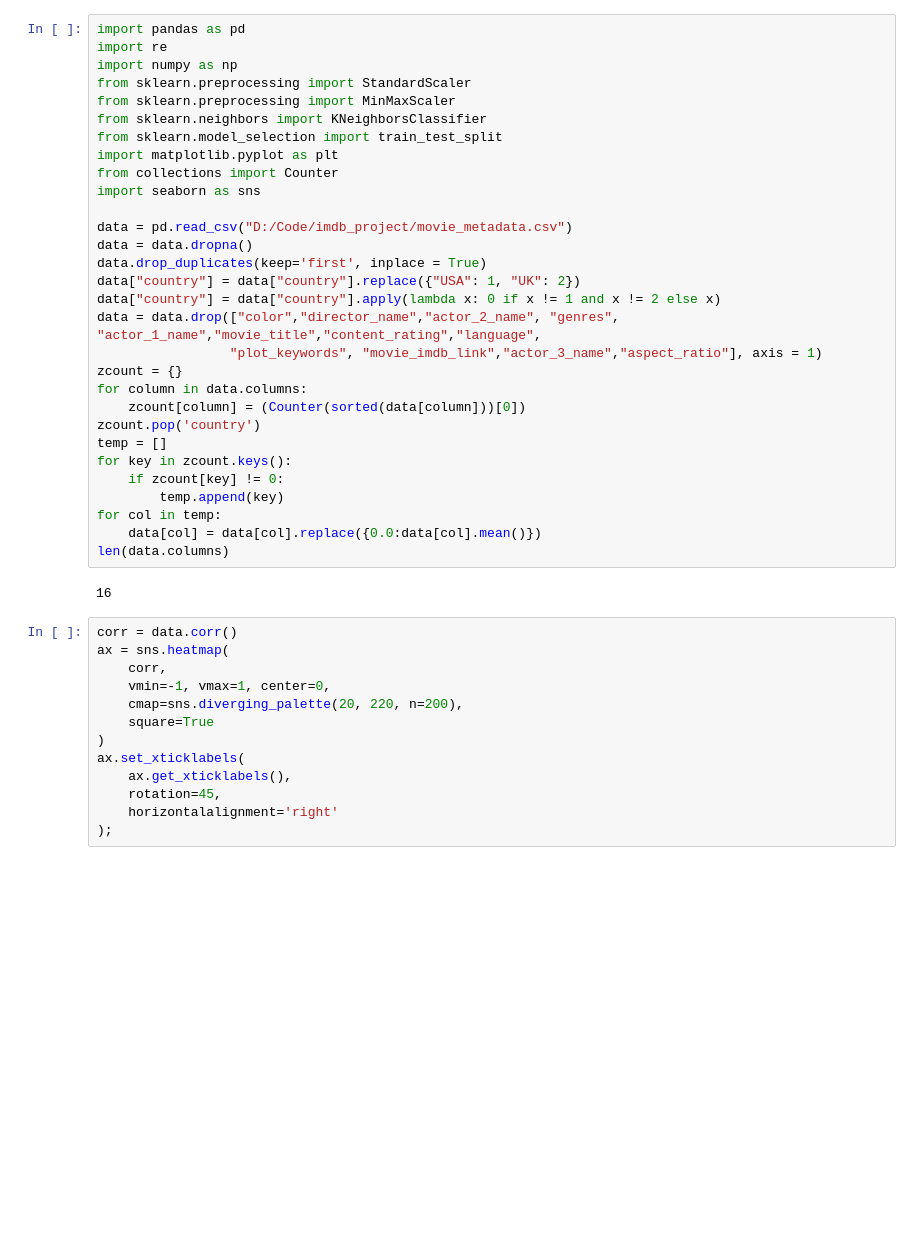
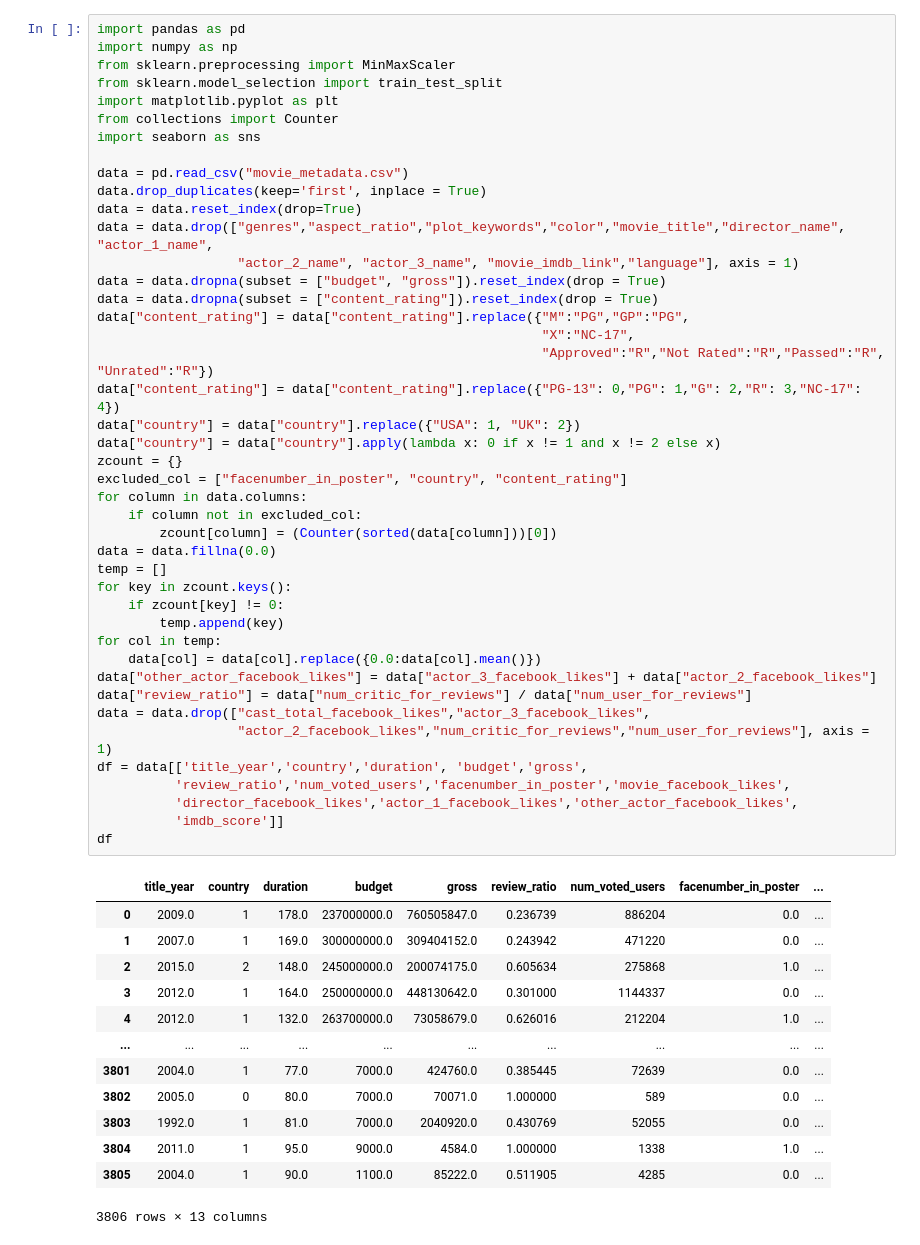
Before and after one commit to vuchau8592/IMDB-rating-predict, a Jupyter notebook: Imdb_rating_regression.ipynb, the cells around one changed output. Drawn from its saved outputs; the diff is of its cells as text; blank space fills up the shorter version.

```diff
--- a/Imdb_rating_regression.ipynb
+++ b/Imdb_rating_regression.ipynb
@@ -1,45 +3,57 @@
 # %%
 import pandas as pd
-import re
 import numpy as np
-from sklearn.preprocessing import StandardScaler
 from sklearn.preprocessing import MinMaxScaler
-from sklearn.neighbors import KNeighborsClassifier
 from sklearn.model_selection import train_test_split
 import matplotlib.pyplot as plt
 from collections import Counter
 import seaborn as sns
 
-data = pd.read_csv("D:/Code/imdb_project/movie_metadata.csv")
-data = data.dropna()
+data = pd.read_csv("movie_metadata.csv")
 data.drop_duplicates(keep='first', inplace = True)
+data = data.reset_index(drop=True)
+data = data.drop(["genres","aspect_ratio","plot_keywords","color","movie_title","director_name", "actor_1_name",
+                  "actor_2_name", "actor_3_name", "movie_imdb_link","language"], axis = 1)
+data = data.dropna(subset = ["budget", "gross"]).reset_index(drop = True)
+data = data.dropna(subset = ["content_rating"]).reset_index(drop = True)
+data["content_rating"] = data["content_rating"].replace({"M":"PG","GP":"PG",
+                                                         "X":"NC-17",
+                                                         "Approved":"R","Not Rated":"R","Passed":"R", "Unrated":"R"})
+data["content_rating"] = data["content_rating"].replace({"PG-13": 0,"PG": 1,"G": 2,"R": 3,"NC-17": 4})
 data["country"] = data["country"].replace({"USA": 1, "UK": 2})
 data["country"] = data["country"].apply(lambda x: 0 if x != 1 and x != 2 else x)
-data = data.drop(["color","director_name","actor_2_name", "genres", "actor_1_name","movie_title","content_rating","language",
-                 "plot_keywords", "movie_imdb_link","actor_3_name","aspect_ratio"], axis = 1)
 zcount = {}
+excluded_col = ["facenumber_in_poster", "country", "content_rating"]
 for column in data.columns:
-    zcount[column] = (Counter(sorted(data[column]))[0])
-zcount.pop('country')
+    if column not in excluded_col:
+        zcount[column] = (Counter(sorted(data[column]))[0])
+data = data.fillna(0.0)
 temp = []
 for key in zcount.keys():
     if zcount[key] != 0:
         temp.append(key)
 for col in temp:
     data[col] = data[col].replace({0.0:data[col].mean()})
-len(data.columns)
+data["other_actor_facebook_likes"] = data["actor_3_facebook_likes"] + data["actor_2_facebook_likes"]
+data["review_ratio"] = data["num_critic_for_reviews"] / data["num_user_for_reviews"]
+data = data.drop(["cast_total_facebook_likes","actor_3_facebook_likes",
+                  "actor_2_facebook_likes","num_critic_for_reviews","num_user_for_reviews"], axis = 1)
+df = data[['title_year','country','duration', 'budget','gross',
+          'review_ratio','num_voted_users','facenumber_in_poster','movie_facebook_likes',
+          'director_facebook_likes','actor_1_facebook_likes','other_actor_facebook_likes',
+          'imdb_score']]
+df
 # %% [output]
+|  | title_year | country | duration | budget | gross | review_ratio | num_voted_users | facenumber_in_poster | ... |
+| 0 | 2009.0 | 1 | 178.0 | 237000000.0 | 760505847.0 | 0.236739 | 886204 | 0.0 | ... |
+| 1 | 2007.0 | 1 | 169.0 | 300000000.0 | 309404152.0 | 0.243942 | 471220 | 0.0 | ... |
+| 2 | 2015.0 | 2 | 148.0 | 245000000.0 | 200074175.0 | 0.605634 | 275868 | 1.0 | ... |
+| 3 | 2012.0 | 1 | 164.0 | 250000000.0 | 448130642.0 | 0.301000 | 1144337 | 0.0 | ... |
+| 4 | 2012.0 | 1 | 132.0 | 263700000.0 | 73058679.0 | 0.626016 | 212204 | 1.0 | ... |
+| ... | ... | ... | ... | ... | ... | ... | ... | ... | ... |
+| 3801 | 2004.0 | 1 | 77.0 | 7000.0 | 424760.0 | 0.385445 | 72639 | 0.0 | ... |
+| 3802 | 2005.0 | 0 | 80.0 | 7000.0 | 70071.0 | 1.000000 | 589 | 0.0 | ... |
+| 3803 | 1992.0 | 1 | 81.0 | 7000.0 | 2040920.0 | 0.430769 | 52055 | 0.0 | ... |
+| 3804 | 2011.0 | 1 | 95.0 | 9000.0 | 4584.0 | 1.000000 | 1338 | 1.0 | ... |
+| 3805 | 2004.0 | 1 | 90.0 | 1100.0 | 85222.0 | 0.511905 | 4285 | 0.0 | ... |
-16
+3806 rows × 13 columns
-# %%
-corr = data.corr()
-ax = sns.heatmap(
-    corr,
-    vmin=-1, vmax=1, center=0,
-    cmap=sns.diverging_palette(20, 220, n=200),
-    square=True
-)
-ax.set_xticklabels(
-    ax.get_xticklabels(),
-    rotation=45,
-    horizontalalignment='right'
-);
```
Also changed, not shown: parts of 18 cells of this notebook.
